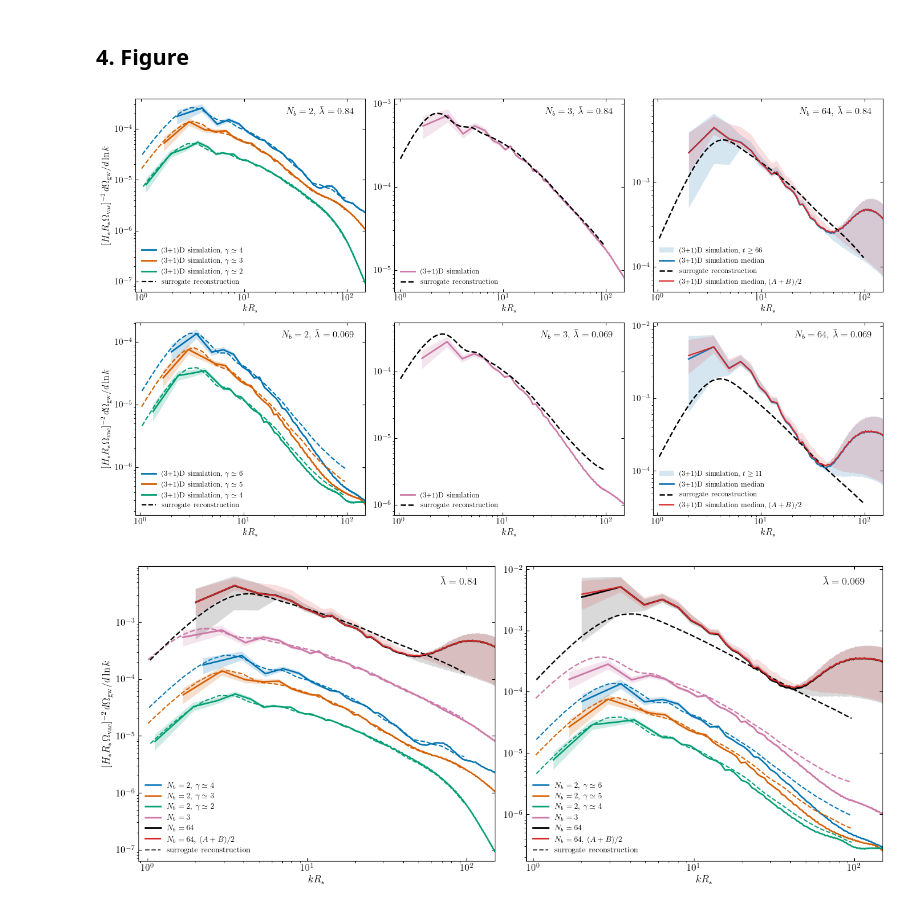
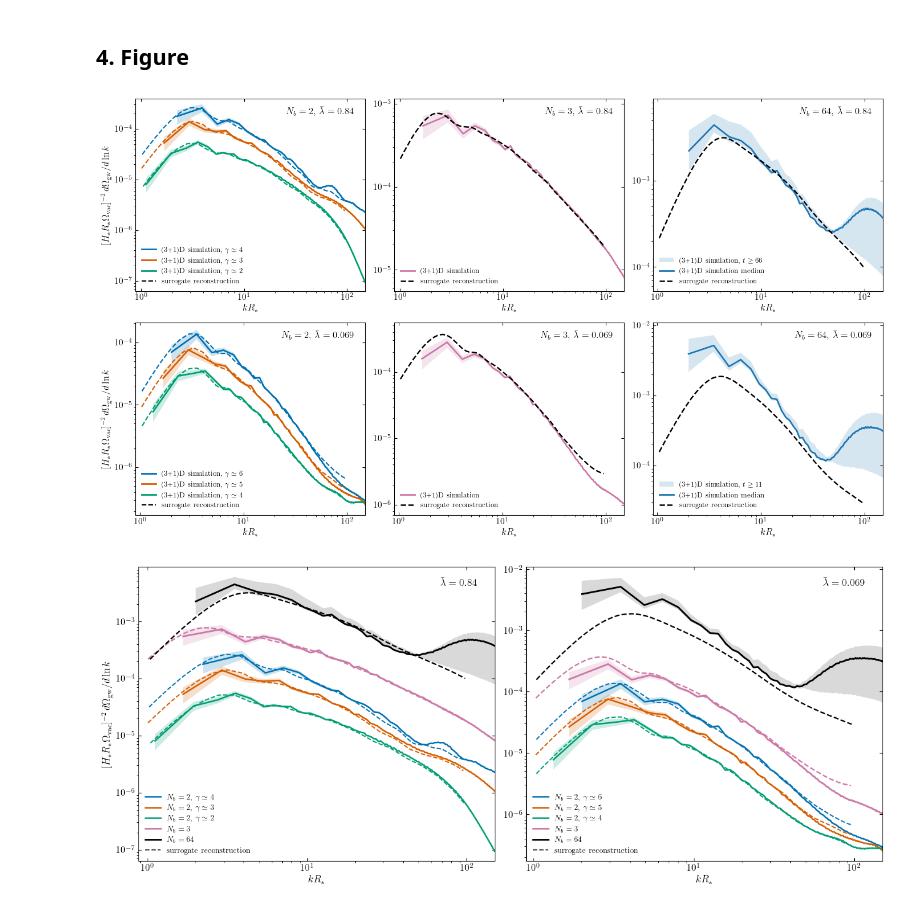
Before and after one commit to MSABuschmann/PhaseTransitionBuilder, a Jupyter notebook: notebooks/22_n2n3n64_surrogate_comparison.ipynb, the cells around one changed output. Drawn from its saved outputs; the diff is of its cells as text; code cells hidden in the pictures.

Commit message:
Drop A-only sledgehamr curves everywhere, use (A+B)/2 exclusively; brighter/distinct colors; sync linear N=64 plot with N=48 addition
Co-Authored-By: Claude Sonnet 5 <noreply@anthropic.com>

```diff
--- a/notebooks/22_n2n3n64_surrogate_comparison.ipynb
+++ b/notebooks/22_n2n3n64_surrogate_comparison.ipynb
@@ -360,13 +360,15 @@ for lb, case in CASES.items():
 # %%
 # N=64: trio-style reconstruction summed over all colliding pairs, per lb --
 # sledgehamr late-time band (median + range from T_COLL_END to the last
-# snapshot). The min/max half-widths are temporal variability (ringing
-# during the late-time oscillation phase), not a statistical uncertainty;
-# they widen at high k because the high-k tail sits closest to the
-# numerical noise floor, so the same absolute ringing amplitude is a much
-# larger relative swing there. The mode-counting statistical error
-# (sqrt(2/N_modes), same as the N=2/N=3 bands) is added to each half-width
-# in quadrature as an independent additional source of uncertainty.
+# snapshot), using the (A+B)/2-averaged sledgehamr output exclusively (the
+# plain "A"-only gw_spectra term is no longer plotted anywhere). The
+# min/max half-widths are temporal variability (ringing during the
+# late-time oscillation phase), not a statistical uncertainty; they widen
+# at high k because the high-k tail sits closest to the numerical noise
+# floor, so the same absolute ringing amplitude is a much larger relative
+# swing there. The mode-counting statistical error (sqrt(2/N_modes), same
+# as the N=2/N=3 bands) is added to each half-width in quadrature as an
+# independent additional source of uncertainty.
 
 def late_time_band(pi, w, gam, weights_times, sh_out, interp_fn, times_bounds, gammas, k_out, Rstar, L, zero_pad, lb, t_max):
     Leff = L * zero_pad
@@ -409,28 +411,14 @@ def late_time_band(pi, w, gam, weights_times, sh_out, interp_fn, times_bounds, g
 
 
 n64_results = {
-    0.84: late_time_band(pi64, w64, gam64, weights_times64, sh_out64,
+    0.84: late_time_band(pi64, w64, gam64, weights_times64, sh_out64_avg,
                          CASES[0.84]['interp_fn'], CASES[0.84]['times_bounds'], CASES[0.84]['gammas'],
                          CASES[0.84]['k_out'], Rstar64, L64, ZERO_PAD64, 0.84, T2_64),
-    0.069: late_time_band(pi64_069, w64_069, gam64_069, weights_times64_069, sh_out64_069,
+    0.069: late_time_band(pi64_069, w64_069, gam64_069, weights_times64_069, sh_out64_069_avg,
                           interp_fn64_069, times_bounds64_069, gammas64_069,
                           k_out64_069, Rstar64_069, L64_069, ZERO_PAD64_069,
                           0.069, T2_069),
 }
-
-# separate (A+B)/2-averaged bands, plotted alongside (not instead of) the
-# original above -- lb=0.84's "_long" run and lb=0.069's "long_v2" run are
-# the only two N=64 sledgehamr runs with their own gw_spec_u_times_k
-# output folder.
-n64_results_avg_084 = late_time_band(
-    pi64, w64, gam64, weights_times64, sh_out64_avg,
-    CASES[0.84]['interp_fn'], CASES[0.84]['times_bounds'], CASES[0.84]['gammas'],
-    CASES[0.84]['k_out'], Rstar64, L64, ZERO_PAD64, 0.84, T2_64)
-
-n64_results_avg_069 = late_time_band(
-    pi64_069, w64_069, gam64_069, weights_times64_069, sh_out64_069_avg,
-    interp_fn64_069, times_bounds64_069, gammas64_069,
-    k_out64_069, Rstar64_069, L64_069, ZERO_PAD64_069, 0.069, T2_069)
 # %% [markdown]
 ## 4. Figure
 # %%
@@ -496,45 +484,34 @@ for row_idx, lb in enumerate([0.84, 0.069]):
             label='surrogate reconstruction')
     x_min, ymin, ymax = visible_extent((r3['kR_sh'], r3['y_sh']), (r3['kR_recon'], r3['y_recon']))
     style_panel(ax, x_min, ymin, ymax, rf'$N_b=3$,  $\bar\lambda={lb}$')
 
     ax = axes[row_idx, 2]
     r64 = n64_results[lb]
     ax.fill_between(r64['kR_sh'], r64['y_min'], r64['y_max'],
                     color=color_64, alpha=0.18, linewidth=0,
                     label=rf'(3+1)D simulation, $t\geq{r64["t_range"][0]:.0f}$')
     ax.plot(r64['kR_sh'], r64['y_median'], color=color_64, lw=2,
             label='(3+1)D simulation median')
     ax.plot(r64['kR_recon'], r64['y_recon'], color=RECON_COLOR,
             lw=1.8, ls='--', label='surrogate reconstruction')
     extents64 = [visible_extent((r64['kR_sh'], r64['y_min']),
                                 (r64['kR_sh'], r64['y_max']),
                                 (r64['kR_recon'], r64['y_recon']))]
 
-    # both lb now have an N=64 run with its own gw_spec_u_times_k output
-    # folder -- plotted here as a SEPARATE (A+B)/2-averaged curve alongside
-    # the original, not a replacement.
-    r64avg = n64_results_avg_084 if lb == 0.84 else n64_results_avg_069
-    ax.fill_between(r64avg['kR_sh'], r64avg['y_min'], r64avg['y_max'],
-                    color='C3', alpha=0.15, linewidth=0)
-    ax.plot(r64avg['kR_sh'], r64avg['y_median'], color='C3', lw=1.6, ls='-',
-            label=r'(3+1)D simulation median, $(A+B)/2$')
-    extents64.append(visible_extent((r64avg['kR_sh'], r64avg['y_min']),
-                                    (r64avg['kR_sh'], r64avg['y_max'])))
-
     x_min = min(e[0] for e in extents64)
     ymin = min(e[1] for e in extents64)
     ymax = max(e[2] for e in extents64)
     style_panel(ax, x_min, ymin, ymax, rf'$N_b=64$,  $\bar\lambda={lb}$')
 
 ylabel = r'$[H_*R_*\Omega_{\rm vac}]^{-2}\,d\Omega_{\rm gw}/d\ln k$'
 axes[0, 0].set_ylabel(ylabel, fontsize=12)
 axes[1, 0].set_ylabel(ylabel, fontsize=12)
 
 fig.tight_layout()
 fig.savefig(PLOTS_DIR / 'n2n3n64_surrogate_grid.pdf', bbox_inches='tight')
 plt.show()
 # %% [output]
-[figure, old version]
+[figure, new version]
 # %%
 # --- Combined view: N=2/N=3/N=64 all on one panel per lambda_bar ---
 fig2, axes2 = plt.subplots(1, 2, figsize=(13, 5.5))
@@ -570,17 +547,6 @@ for col_idx, lb in enumerate([0.84, 0.069]):
     extents.append(visible_extent((r64['kR_sh'], r64['y_min']), (r64['kR_sh'], r64['y_max']),
                                   (r64['kR_recon'], r64['y_recon'])))
 
-    # both lb now have an N=64 run with its own gw_spec_u_times_k output
-    # folder -- separate (A+B)/2-averaged curve, alongside (not instead of)
-    # the original -- see the gw_spec_u_times_k note in the 6-panel plot.
-    r64avg = n64_results_avg_084 if lb == 0.84 else n64_results_avg_069
-    ax.fill_between(r64avg['kR_sh'], r64avg['y_min'], r64avg['y_max'],
-                    color='C3', alpha=0.15, linewidth=0)
-    ax.plot(r64avg['kR_sh'], r64avg['y_median'], color='C3', lw=1.6,
-            label=r'$N_b=64$, $(A+B)/2$')
-    extents.append(visible_extent((r64avg['kR_sh'], r64avg['y_min']),
-                                  (r64avg['kR_sh'], r64avg['y_max'])))
-
     ax.plot([], [], color='0.3', lw=1.4, ls='--', label='surrogate reconstruction')
     x_min = min(e[0] for e in extents)
     style_panel(ax, x_min, min(e[1] for e in extents), max(e[2] for e in extents),
@@ -591,4 +557,4 @@ fig2.tight_layout()
 fig2.savefig(PLOTS_DIR / 'n2n3n64_surrogate_combined_2panel.pdf', bbox_inches='tight')
 plt.show()
 # %% [output]
-[figure, old version]
+[figure, new version]
```
Also changed, not shown: 5 other files.
